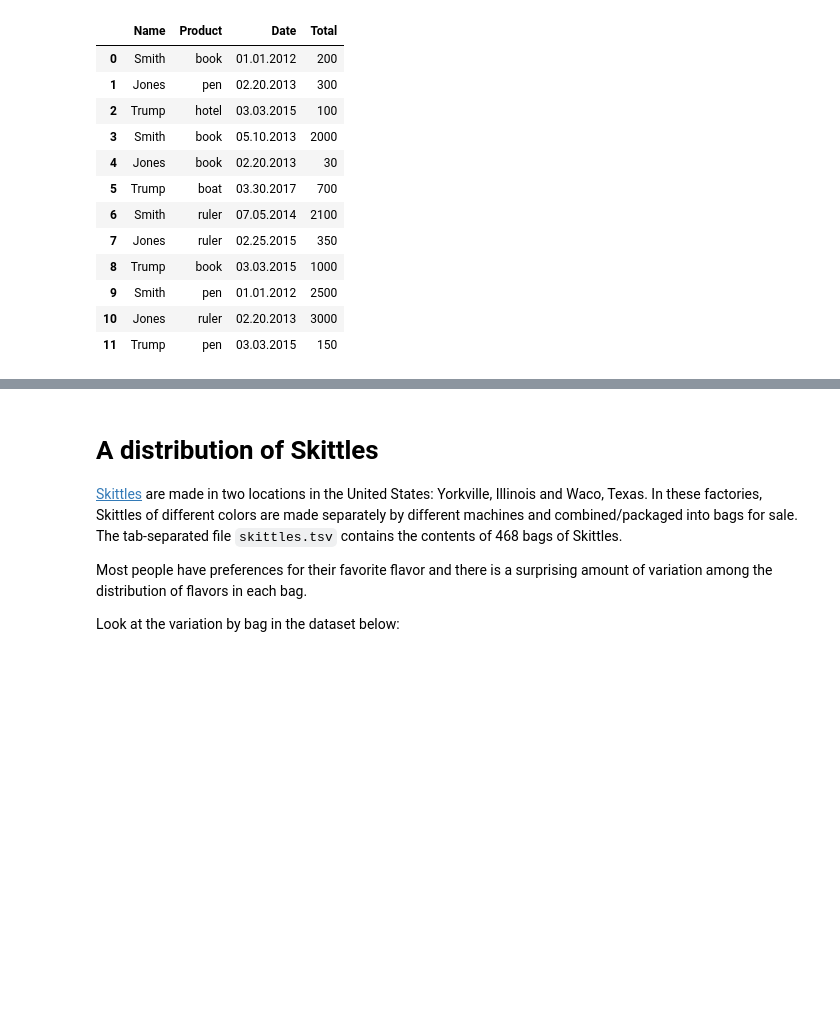
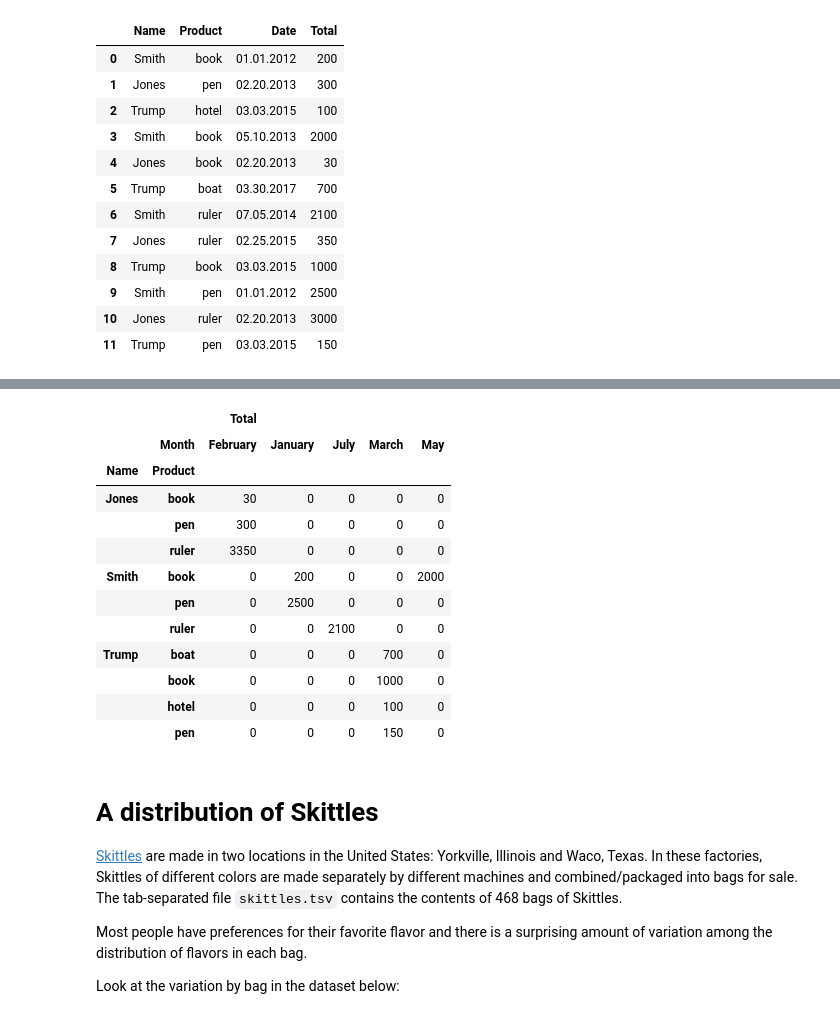
Before and after one commit to AECassAWei/dsc80-wi20, a Jupyter notebook: labs/lab04/lab04.ipynb, the cells around one changed output, grey strips where cells are left out. Drawn from its saved outputs; the diff is of its cells as text; code cells hidden in the pictures; blank space fills up the shorter version.

```diff
--- a/labs/lab04/lab04.ipynb
+++ b/labs/lab04/lab04.ipynb
@@ -172,11 +207,29 @@ count_product
 # %%
 # total_by_month
-total_seller = sales.pivot_table(
-        values='Total',
-        index='Name',
-        columns='Date',
-        aggfunc='sum'
+sales_by_month = sales.copy() # Deep copy
+sales_by_month = sales_by_month.assign(Month=pd.to_datetime(sales_by_month['Date']).dt.month_name()) # Add Month column
+total_by_month = sales_by_month.pivot_table(
+        values=['Total'],
+        index=['Name', 'Product'],
+        columns='Month',
+        aggfunc='sum',
+        fill_value=0
     )
+total_by_month
+# %% [output]
+|  |  | Total |  |  |  |  |
+|  | Month | February | January | July | March | May |
+| Name | Product |  |  |  |  |  |
+| Jones | book | 30 | 0 | 0 | 0 | 0 |
+|  | pen | 300 | 0 | 0 | 0 | 0 |
+|  | ruler | 3350 | 0 | 0 | 0 | 0 |
+| Smith | book | 0 | 200 | 0 | 0 | 2000 |
+|  | pen | 0 | 2500 | 0 | 0 | 0 |
+|  | ruler | 0 | 0 | 2100 | 0 | 0 |
+| Trump | boat | 0 | 0 | 0 | 700 | 0 |
+|  | book | 0 | 0 | 0 | 1000 | 0 |
+|  | hotel | 0 | 0 | 0 | 100 | 0 |
+|  | pen | 0 | 0 | 0 | 150 | 0 |
 # %% [markdown]
 # A distribution of Skittles
 
```
Also changed, not shown: parts of 12 cells of this notebook.
